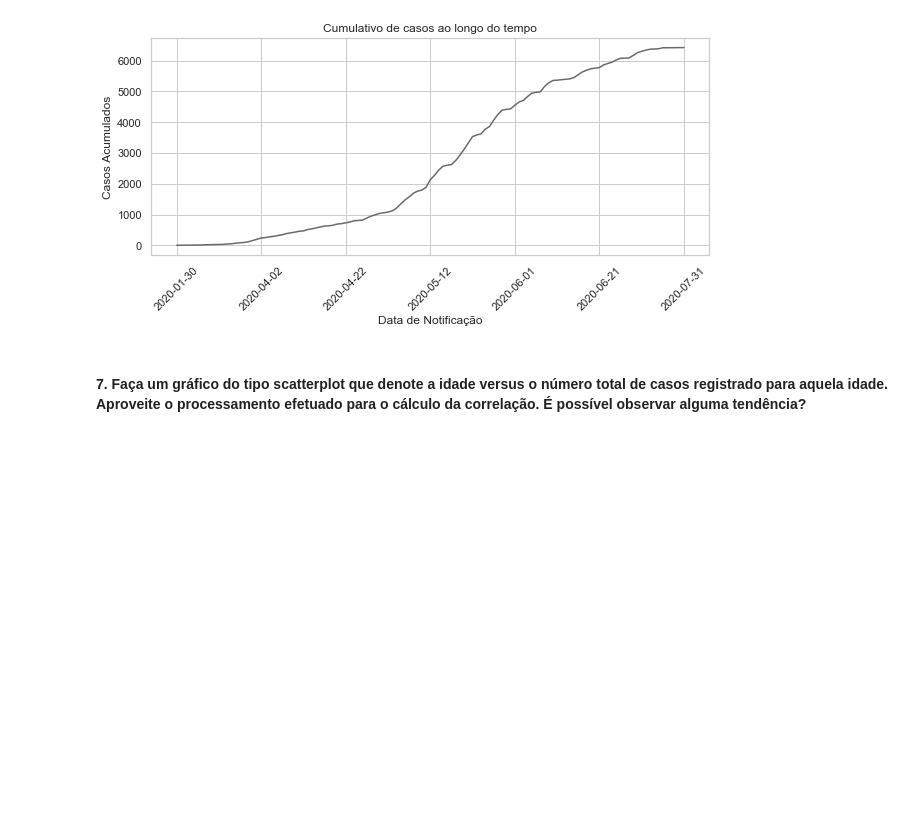
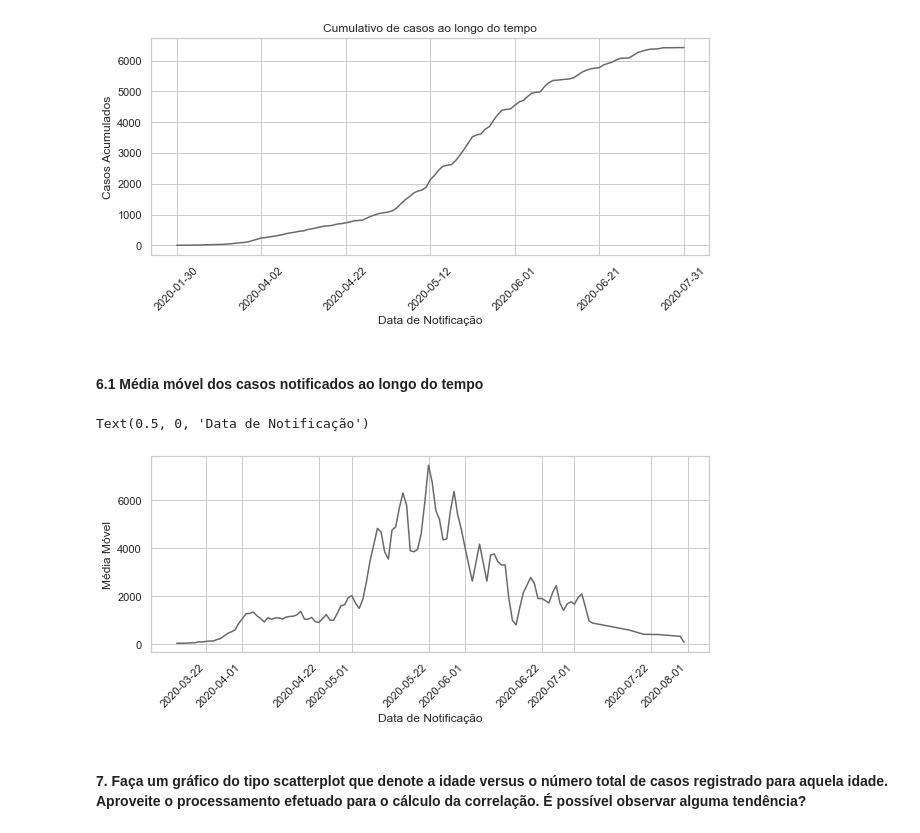
Before and after one commit to jvmdo/rna-pp1-2020, a Jupyter notebook: Código/PP1_redesneurais.ipynb, the cells around one changed output. Cells and saved outputs as stored; diff of their text form; code cells hidden in the pictures; blank space fills up the shorter version.

Commit message:
Novamente reorganizando os diretórios e acrescentando a média móvel ao notebook principal

```diff
--- a/Código/PP1_redesneurais.ipynb
+++ b/Código/PP1_redesneurais.ipynb
@@ -552,6 +560,20 @@ plt.xlabel('Data de Notificação')
 # %% [output]
 Text(0.5, 0, 'Data de Notificação')
 [figure]
+# %% [markdown]
+#### 6.1 Média móvel dos casos notificados ao longo do tempo
+# %%
+df.groupby('_dt_notificacao').sum().rolling(5).mean().plot(figsize=(10, 4),
+                                                            legend=False,
+                                                            color='dimgray',
+                                                            #title="Média móvel de casos ao longo do tempo"
+                                                          )
+_ = plt.xticks(rotation=45)
+plt.ylabel('Média Móvel')
+plt.xlabel('Data de Notificação')
+# %% [output]
+Text(0.5, 0, 'Data de Notificação')
+[figure, added]
 # %% [markdown]
 #### 7. Faça um gráfico do tipo scatterplot que denote a idade versus o número total de casos registrado para aquela idade. Aproveite o processamento efetuado para o cálculo da correlação. É possível observar alguma tendência?
 # %%
```
Also changed, not shown: parts of 4 cells of this notebook, 1 other file.
